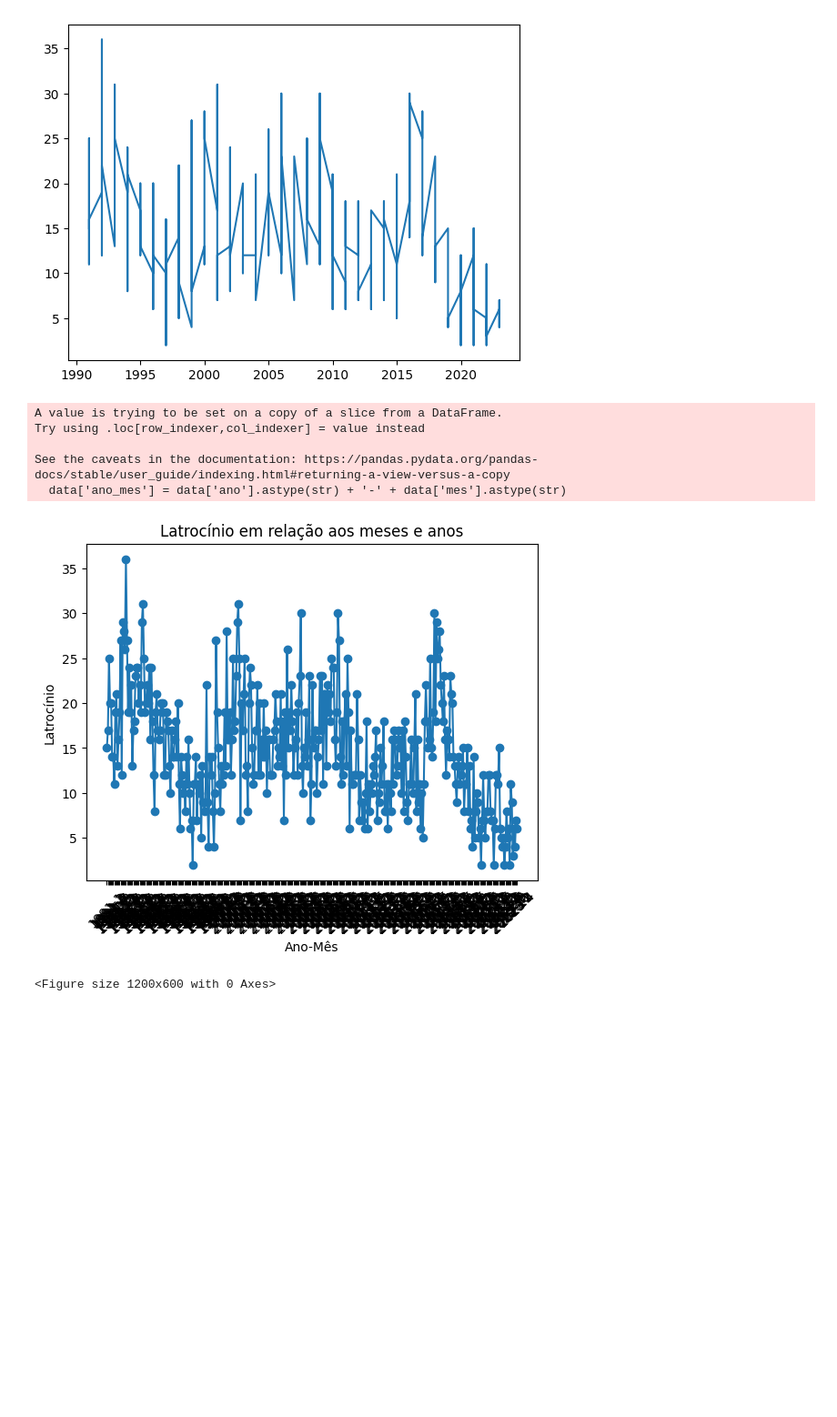
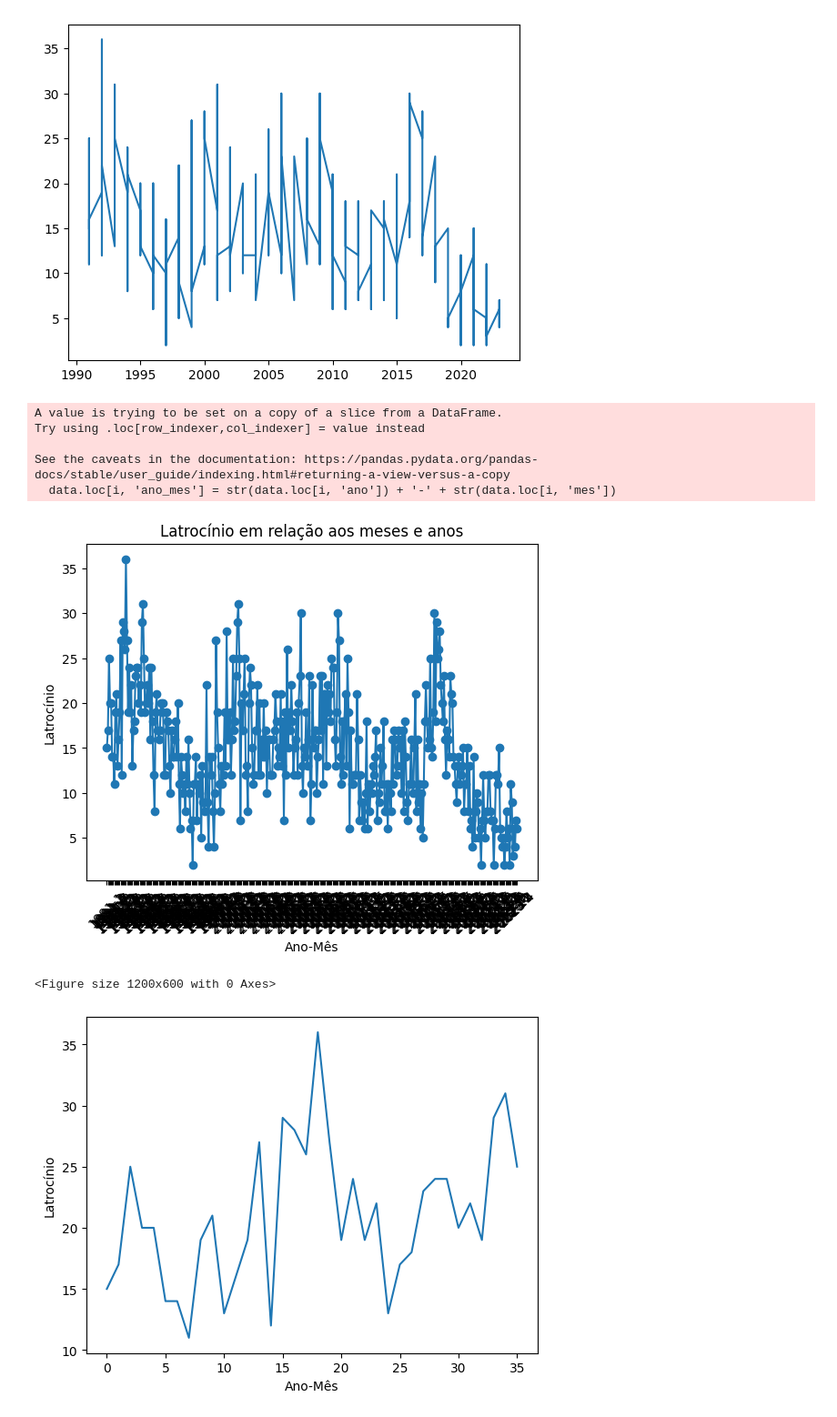
Before and after one commit to GabrielSYS/tratamento_dados_Py, a Jupyter notebook: Tratamento_dados_Rio.ipynb, the cells around one changed output. Shown: that part at 91% size. Drawn from its saved outputs; the diff is of its cells as text; code cells hidden in the pictures; blank space fills up the shorter version.

```diff
--- a/Tratamento_dados_Rio.ipynb
+++ b/Tratamento_dados_Rio.ipynb
@@ -141,13 +141,18 @@ plt.plot(y,x)
 [<matplotlib.lines.Line2D at 0x...>]
 [figure]
 # %%
-import matplotlib.pyplot as plt
 
 # Selecionar as colunas 'ano', 'mes' e 'latrocinio'
 data = estatistica_mensal[['ano', 'mes', 'latrocinio']]
 
 # Criar uma coluna combinada 'ano_mes' com os valores de 'ano' e 'mes'
-data['ano_mes'] = data['ano'].astype(str) + '-' + data['mes'].astype(str)
+
+#***********************************************************************************************************
+#data['ano_mes'] = data['ano'].astype(str) + '-' + data['mes'].astype(str) <-----------------------------
+#************************************************************************************************************
+for i in range(len(data)):
+    data.loc[i, 'ano_mes'] = str(data.loc[i, 'ano']) + '-' + str(data.loc[i, 'mes'])
+
 
 # Criar o gráfico
 plt.plot(data['ano_mes'], data['latrocinio'], marker='o')
@@ -170,9 +175,26 @@ A value is trying to be set on a copy of a slice from a DataFrame.
 Try using .loc[row_indexer,col_indexer] = value instead
 
 See the caveats in the documentation: https://pandas.pydata.org/pandas-docs/stable/user_guide/indexing.html#returning-a-view-versus-a-copy
-  data['ano_mes'] = data['ano'].astype(str) + '-' + data['mes'].astype(str)
+  data.loc[i, 'ano_mes'] = str(data.loc[i, 'ano']) + '-' + str(data.loc[i, 'mes'])
 [figure]
 <Figure size 1200x600 with 0 Axes>
+# %%
+data = estatistica_mensal[['ano', 'mes', 'latrocinio']]
+data = data.iloc[0:36, :]
+data['ano_mes'] = data['ano'].astype(str) + '-' + data['mes'].astype(str)
+
+df2 = estatistica_mensal.sample(n=100, random_state=25, axis=0)
+
+data['ano_mes'] = data['ano'].astype(str) + '-' + data['mes'].astype(str)
+
+plt.xlabel('Ano-Mês')
+plt.ylabel('Latrocínio')
+
+data['latrocinio'].plot()
+
+plt.show()
+# %% [output]
+[figure, added]
 # %%
 import matplotlib.pyplot as plt
 
```
Also changed, not shown: parts of 2 cells of this notebook.
